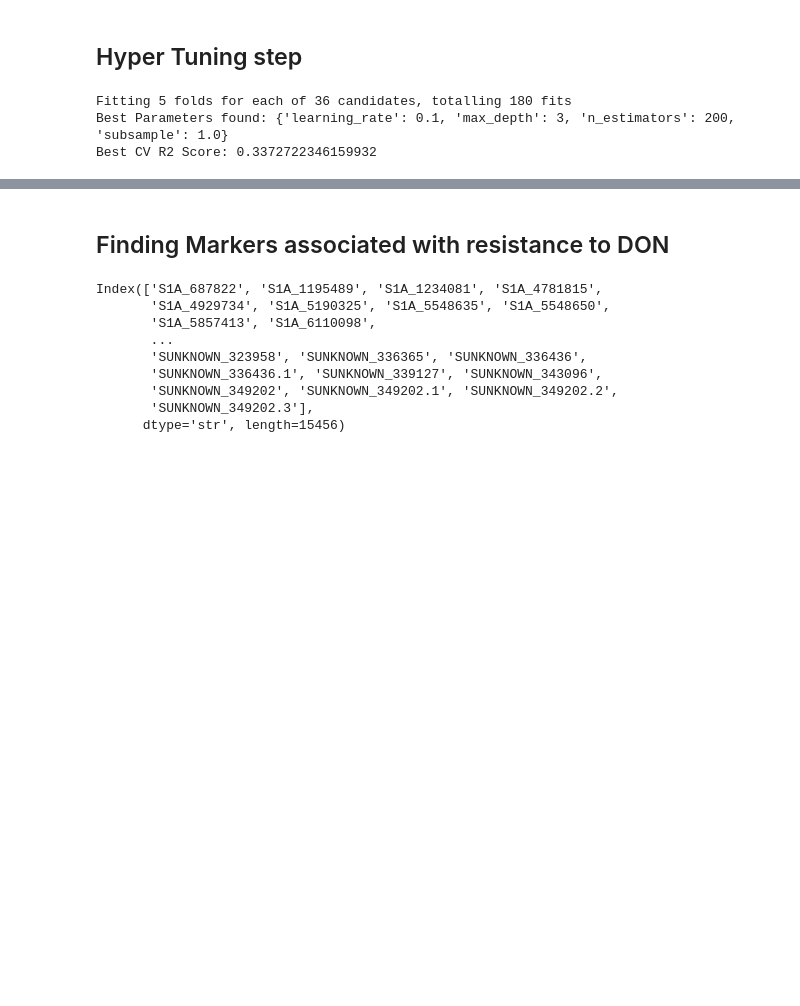
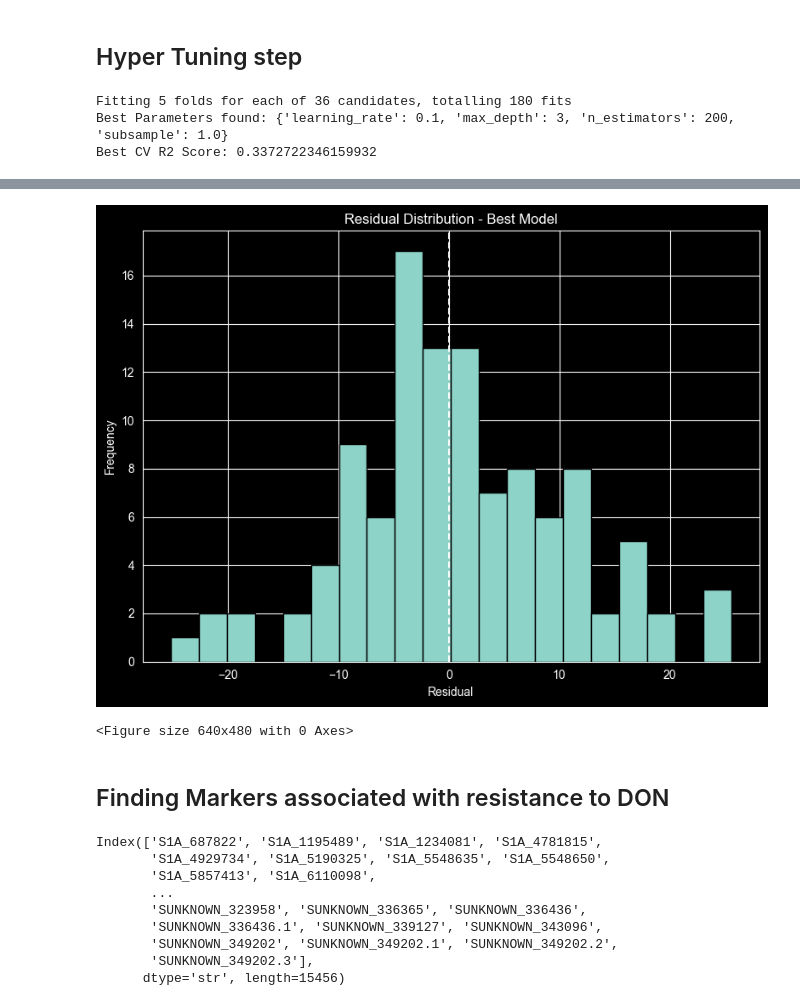
Before and after one commit to HochenM/GeneCompass, a Jupyter notebook: notebooks/02_Model_Training & Evaluation.ipynb, the cells around one changed output, grey strips where cells are left out. Saved outputs shown, nothing was run; the diff lists cells and outputs as text; code cells hidden in the pictures; blank space fills up the shorter version.

```diff
--- a/notebooks/02_Model_Training & Evaluation.ipynb
+++ b/notebooks/02_Model_Training & Evaluation.ipynb
@@ -273,3 +431,33 @@ RMSE score: 99.14915145265232
+# %%
+# Residual Histogram
+plt.figure(figsize=(8, 6))
+
+plt.hist(
+    residuals,
+    bins=20,
+    edgecolor='black'
+)
+
+plt.axvline(
+    x=0,
+    linestyle='--'
+)
+
+plt.xlabel("Residual")
+plt.ylabel("Frequency")
+plt.title("Residual Distribution - Best Model")
+
+plt.tight_layout()
+plt.show()
+
+plt.savefig(
+    "../results/figures/residual_plot.png",
+    dpi=300,
+    bbox_inches="tight"
+)
+# %% [output]
+[figure, added]
+<Figure size 640x480 with 0 Axes>
 # %% [markdown]
 ## Finding Markers associated with resistance to DON
 # %%
```
Also changed, not shown: parts of 16 cells of this notebook, 6 other files.
